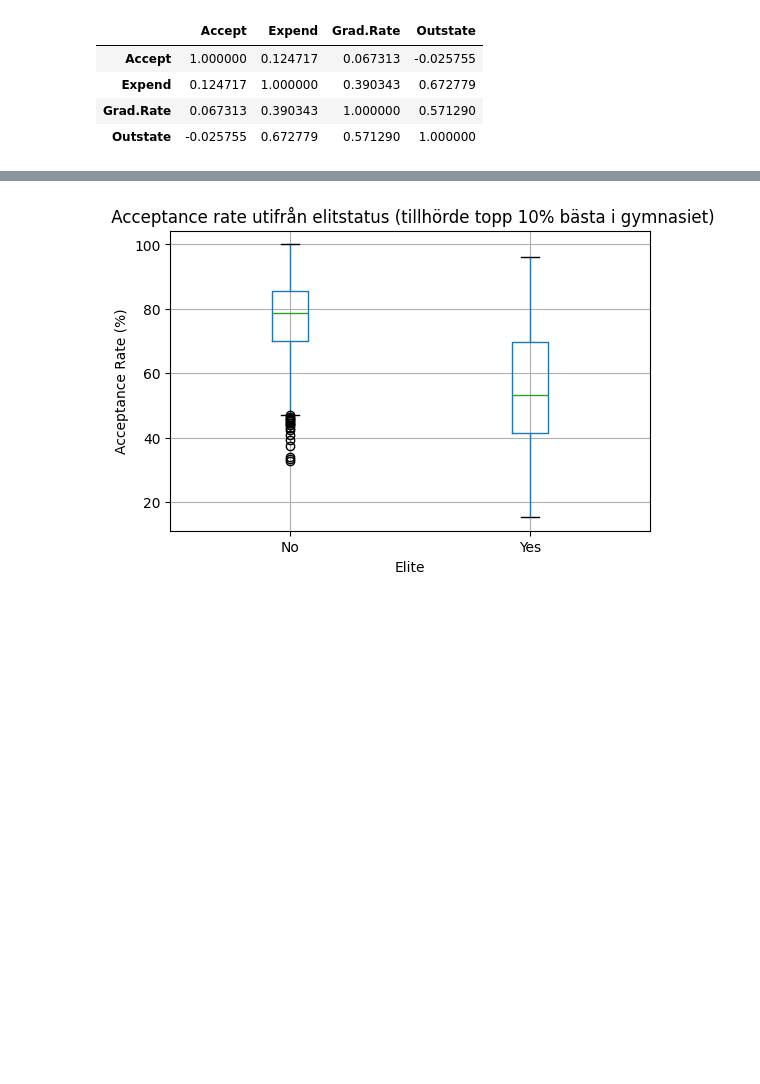
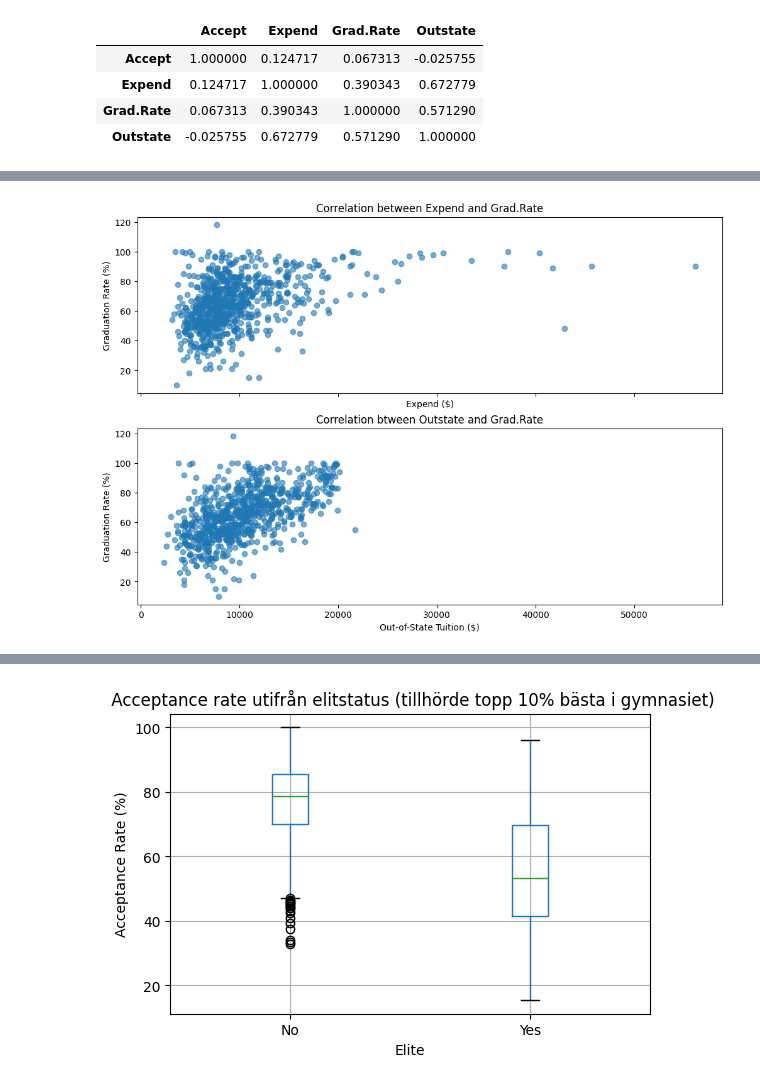
Before and after one commit to F-Degerman/data-mining-FANNY-DEGERMAN, a Jupyter notebook: Labb/Labb_data_behandling.ipynb, the cells around one changed output, grey strips where cells are left out. Drawn from its saved outputs; the diff is of its cells as text; code cells hidden in the pictures; blank space fills up the shorter version.

```diff
--- a/Labb/Labb_data_behandling.ipynb
+++ b/Labb/Labb_data_behandling.ipynb
@@ -240,6 +240,4 @@ college[['Accept', 'Expend', 'Grad.Rate', 'Outstate']].corr()
 | Expend | 0.124717 | 1.000000 | 0.390343 | 0.672779 |
 | Grad.Rate | 0.067313 | 0.390343 | 1.000000 | 0.571290 |
 | Outstate | -0.025755 | 0.672779 | 0.571290 | 1.000000 |
-# %%
-college['AcceptanceRate'] = ((college['Accept'] / college['Apps']) * 100).round(1)
 # %% [markdown]
@@ -246,0 +253,18 @@ Ser ett samband mellan antal som tagit examen och kostnad (Expend) för utbildni
+# %%
+fig, axes = plt.subplots(2, 1, figsize=(12,8), sharex=True)
+
+# 1) Expend - Grad.Rate
+axes[0].scatter(college['Expend'], college['Grad.Rate'], alpha=0.6)
+axes[0].set_xlabel("Expend ($)")
+axes[0].set_ylabel("Graduation Rate (%)")
+axes[0].set_title("Correlation between Expend and Grad.Rate")
+
+# 2) Outstate - Grad.Rate
+axes[1].scatter(college['Outstate'], college['Grad.Rate'], alpha=0.6)
+axes[1].set_xlabel("Out-of-State Tuition ($)")
+axes[1].set_ylabel("Graduation Rate (%)")
+axes[1].set_title("Correlation btween Outstate and Grad.Rate")
+
+plt.show()
+# %% [output]
+[figure, added]
```
Also changed, not shown: parts of 25 cells of this notebook.
